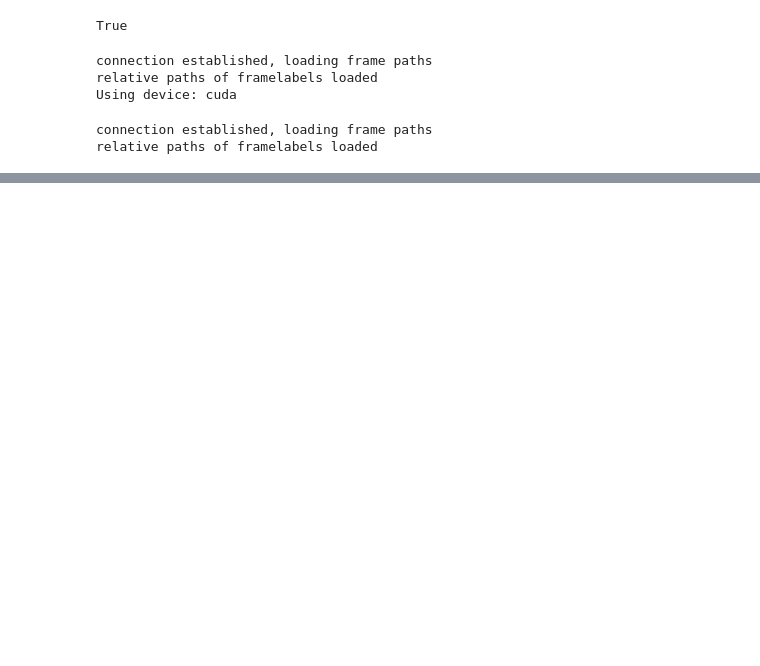
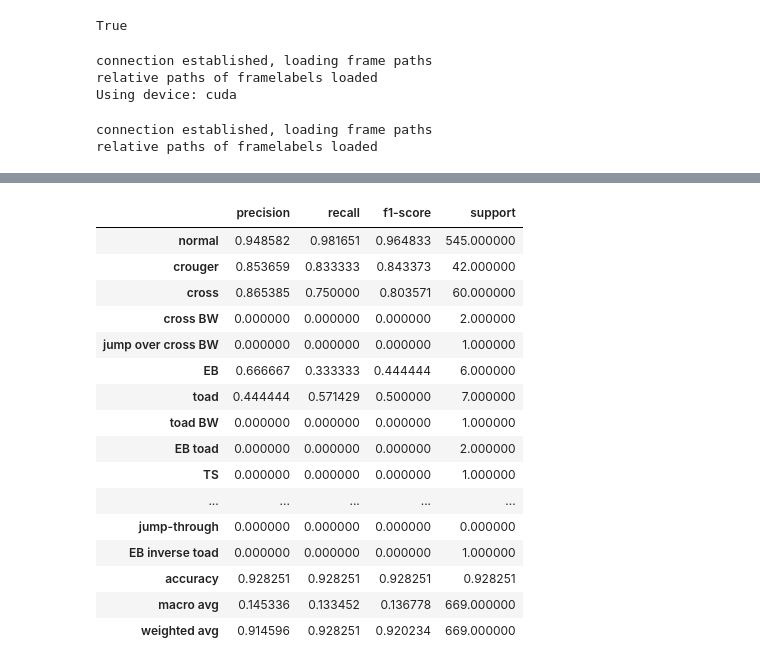
Before and after one commit to mikeddecker/judge, a Jupyter notebook: computervision/test.ipynb, the cells around one changed output, grey strips where cells are left out. Saved outputs shown, nothing was run; the diff lists cells and outputs as text; code cells hidden in the pictures; blank space fills up the shorter version.

```diff
--- a/computervision/test.ipynb
+++ b/computervision/test.ipynb
@@ -108,0 +136,20 @@ accuracies
+# %%
+pd.DataFrame(class_reports['Turner1']).transpose()
+# %% [output]
+|  | precision | recall | f1-score | support |
+| normal | 0.948582 | 0.981651 | 0.964833 | 545.000000 |
+| crouger | 0.853659 | 0.833333 | 0.843373 | 42.000000 |
+| cross | 0.865385 | 0.750000 | 0.803571 | 60.000000 |
+| cross BW | 0.000000 | 0.000000 | 0.000000 | 2.000000 |
+| jump over cross BW | 0.000000 | 0.000000 | 0.000000 | 1.000000 |
+| EB | 0.666667 | 0.333333 | 0.444444 | 6.000000 |
+| toad | 0.444444 | 0.571429 | 0.500000 | 7.000000 |
+| toad BW | 0.000000 | 0.000000 | 0.000000 | 1.000000 |
+| EB toad | 0.000000 | 0.000000 | 0.000000 | 2.000000 |
+| TS | 0.000000 | 0.000000 | 0.000000 | 1.000000 |
+| ... | ... | ... | ... | ... |
+| jump-through | 0.000000 | 0.000000 | 0.000000 | 0.000000 |
+| EB inverse toad | 0.000000 | 0.000000 | 0.000000 | 1.000000 |
+| accuracy | 0.928251 | 0.928251 | 0.928251 | 0.928251 |
+| macro avg | 0.145336 | 0.133452 | 0.136778 | 669.000000 |
+| weighted avg | 0.914596 | 0.928251 | 0.920234 | 669.000000 |
```
Also changed, not shown: parts of 16 cells of this notebook, 12 other files.
